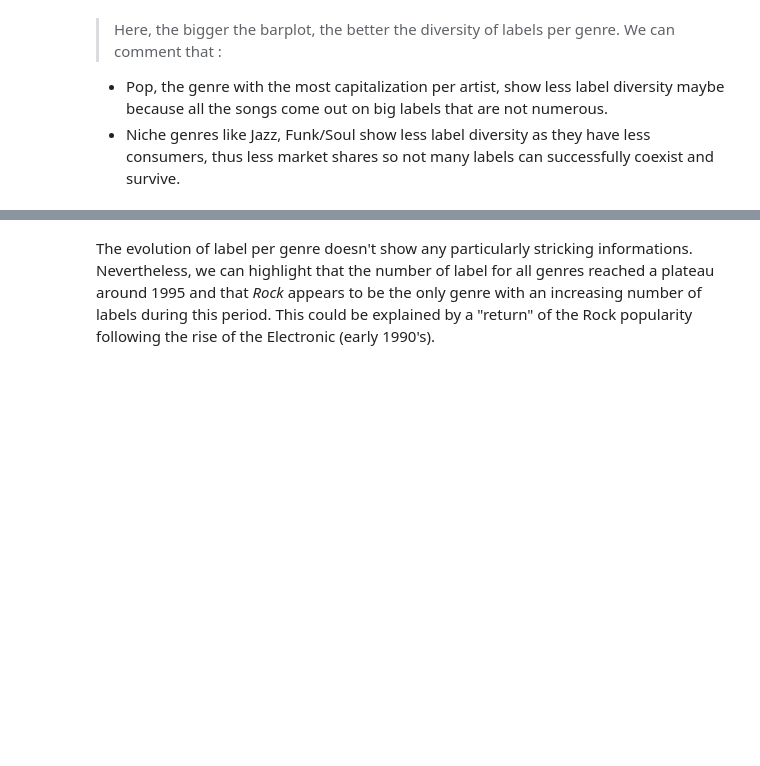
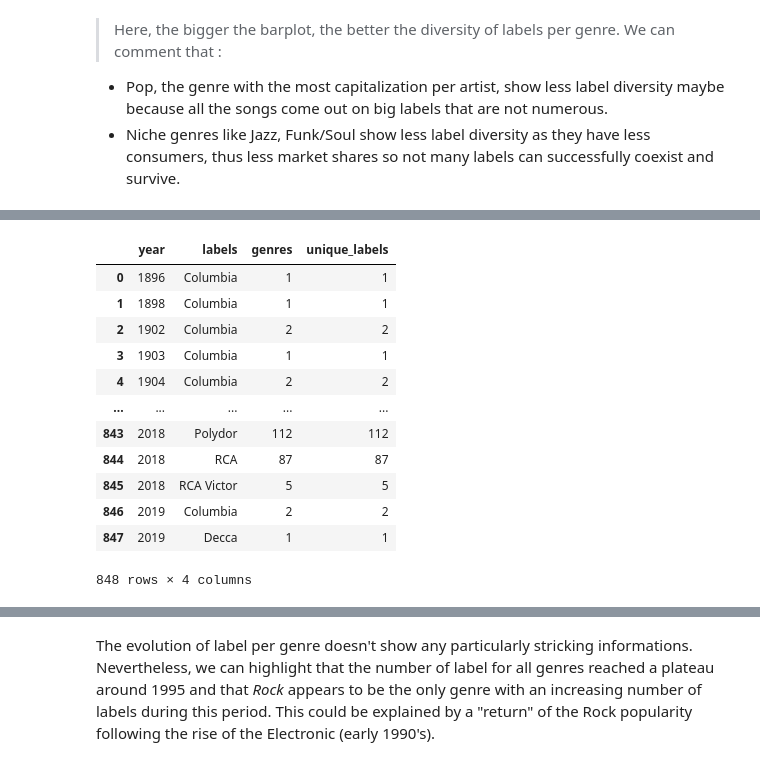
Before and after one commit to JBMembrado/Projects, a Jupyter notebook: Milestone_3.ipynb, the cells around one changed output, grey strips where cells are left out. Drawn from its saved outputs; the diff is of its cells as text; code cells hidden in the pictures; blank space fills up the shorter version.

```diff
--- a/Milestone_3.ipynb
+++ b/Milestone_3.ipynb
@@ -290,32 +218,0 @@ plt.tight_layout()
-# %%
-import plotly.graph_objects as go
-
-x = master_rel_per_year.index.values
-fig = go.Figure()
-
-for g, label in zip([master_rel_per_year.n_releases['sum'], master_rel_per_year.year['count']],
-                    ['releases', 'masters']):
-
-    fig.add_trace(go.Scatter(
-        x=g.index.values,
-        y=g.values,
-        mode='lines',
-        name=g.name,
-    ))
-
-fig.update_layout(
-    title="Discogs Number of Releases & Masters per year",
-    height = 600,
-    xaxis_title="Year",
-    yaxis_title="Count",
-    showlegend=True,
-    xaxis=go.layout.XAxis(
-        rangeslider=dict(
-            visible=True
-        ),
-        type="linear",
-        range=[1940, 2019]
-    ),
-)
-
-fig.show()
@@ -613,0 +580,5 @@ plt.tight_layout()
+# %%
+lab_exp = labinoutch.explode('labels')
+label_years = lab_exp.labels.value_counts()[1:11]#.groupby(['year', 'genres']).labels
+#label_years = label_years.apply(lambda x: x.value_counts().head(2)).reset_index()
+label_years
@@ -613,0 +610,19 @@ plt.tight_layout()
+# %%
+lab_exp = lab_exp[[lab in label_years.index.tolist() for lab in lab_exp.labels]]
+# %%
+top10_labels_years = lab_exp.groupby(['year', 'labels']).count().reset_index()
+top10_labels_years
+# %% [output]
+|  | year | labels | genres | unique_labels |
+| 0 | 1896 | Columbia | 1 | 1 |
+| 1 | 1898 | Columbia | 1 | 1 |
+| 2 | 1902 | Columbia | 2 | 2 |
+| 3 | 1903 | Columbia | 1 | 1 |
+| 4 | 1904 | Columbia | 2 | 2 |
+| ... | ... | ... | ... | ... |
+| 843 | 2018 | Polydor | 112 | 112 |
+| 844 | 2018 | RCA | 87 | 87 |
+| 845 | 2018 | RCA Victor | 5 | 5 |
+| 846 | 2019 | Columbia | 2 | 2 |
+| 847 | 2019 | Decca | 1 | 1 |
+848 rows × 4 columns
```
Also changed, not shown: parts of 62 cells of this notebook.
